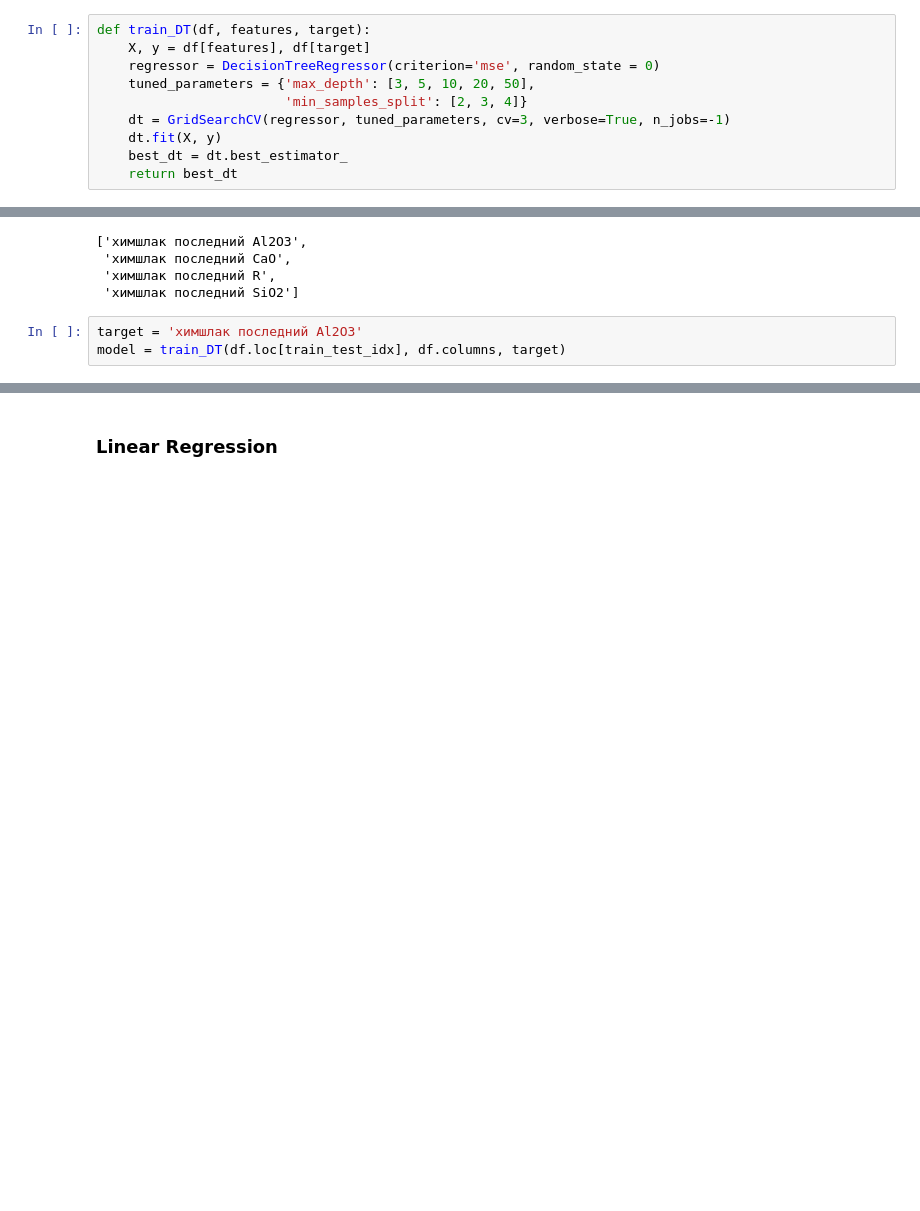
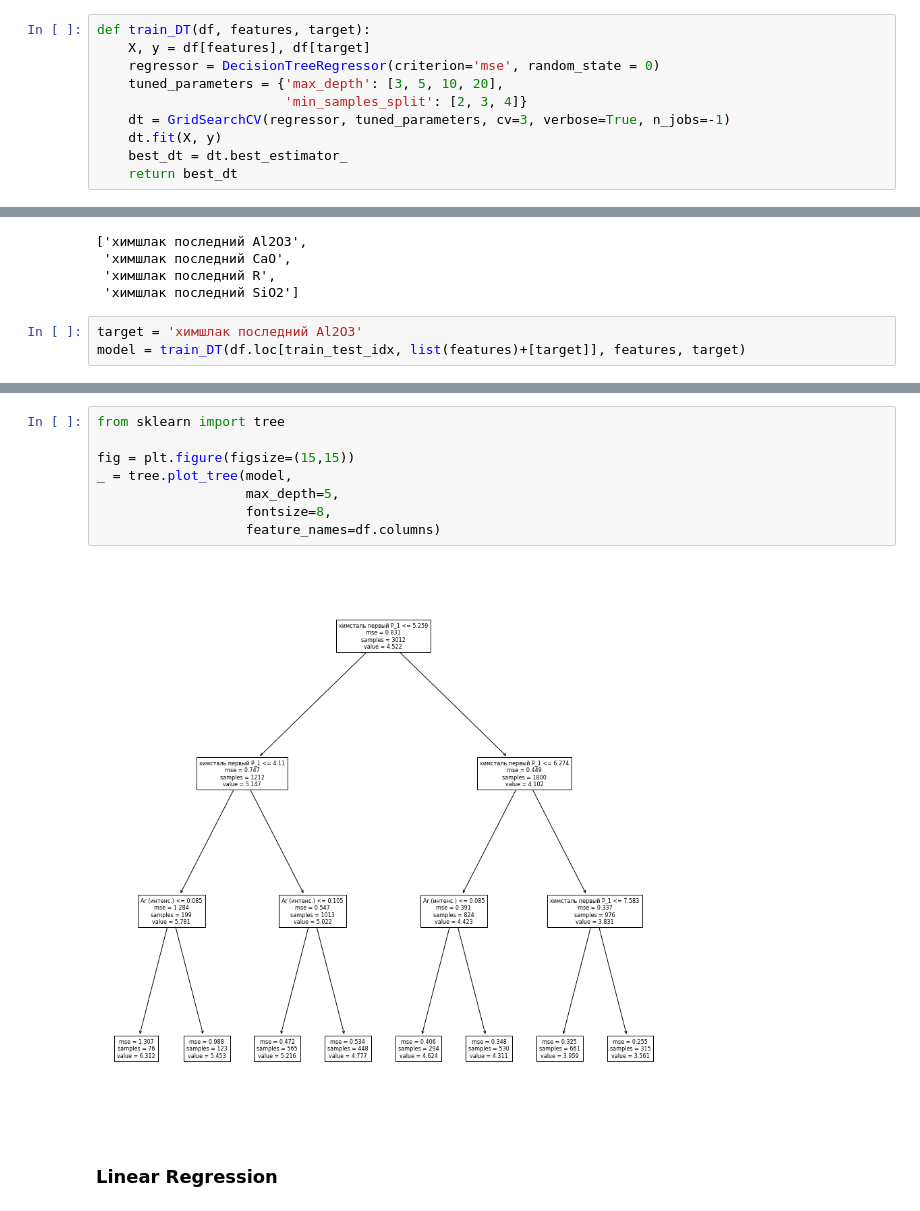
Before and after one commit to Siella/alloy_building, a Jupyter notebook: modelling/modelling_Люба.ipynb, the cells around one changed output, grey strips where cells are left out. Saved outputs shown, nothing was run; the diff lists cells and outputs as text; blank space fills up the shorter version.

```diff
--- a/modelling/modelling_Люба.ipynb
+++ b/modelling/modelling_Люба.ipynb
@@ -271,7 +271,7 @@ from sklearn.model_selection import cross_val_score, KFold, train_test_split, Gr
 def train_DT(df, features, target):
     X, y = df[features], df[target]
     regressor = DecisionTreeRegressor(criterion='mse', random_state = 0)
-    tuned_parameters = {'max_depth': [3, 5, 10, 20, 50],
+    tuned_parameters = {'max_depth': [3, 5, 10, 20],
                         'min_samples_split': [2, 3, 4]}
     dt = GridSearchCV(regressor, tuned_parameters, cv=3, verbose=True, n_jobs=-1)
     dt.fit(X, y)
@@ -286,5 +286,5 @@ TARGETS
  'химшлак последний SiO2']
 # %%
 target = 'химшлак последний Al2O3'
-model = train_DT(df.loc[train_test_idx], df.columns, target)
+model = train_DT(df.loc[train_test_idx, list(features)+[target]], features, target)
 # %% [output]
@@ -301,3 +310,13 @@ array([0.99451734, 0.99830768, 0.9998788 ])
+# %%
+from sklearn import tree
+
+fig = plt.figure(figsize=(15,15))
+_ = tree.plot_tree(model,
+                   max_depth=5,
+                   fontsize=8,
+                   feature_names=df.columns)
+# %% [output]
+[figure, added]
 # %% [markdown]
 ### Linear Regression
 # %%
```
Also changed, not shown: parts of 6 cells of this notebook.
